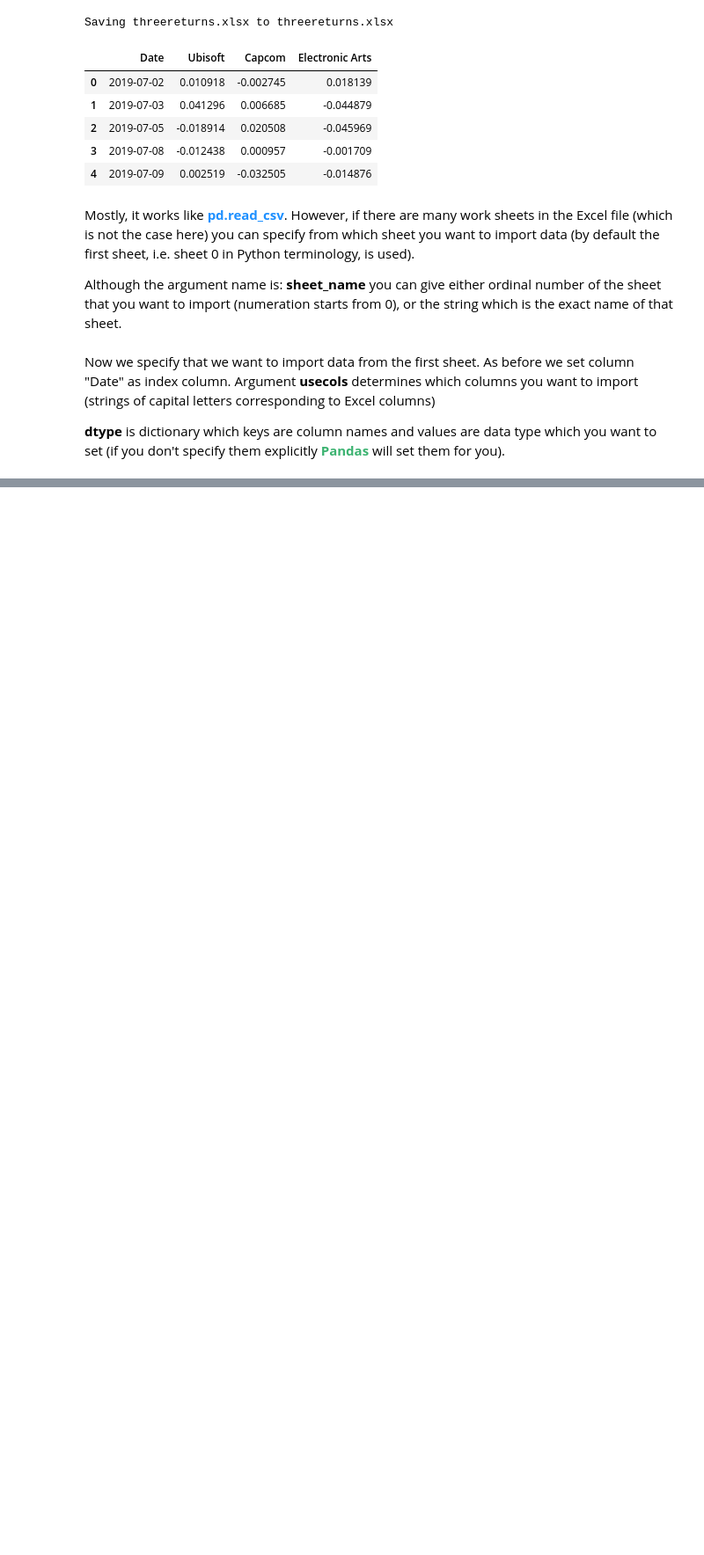
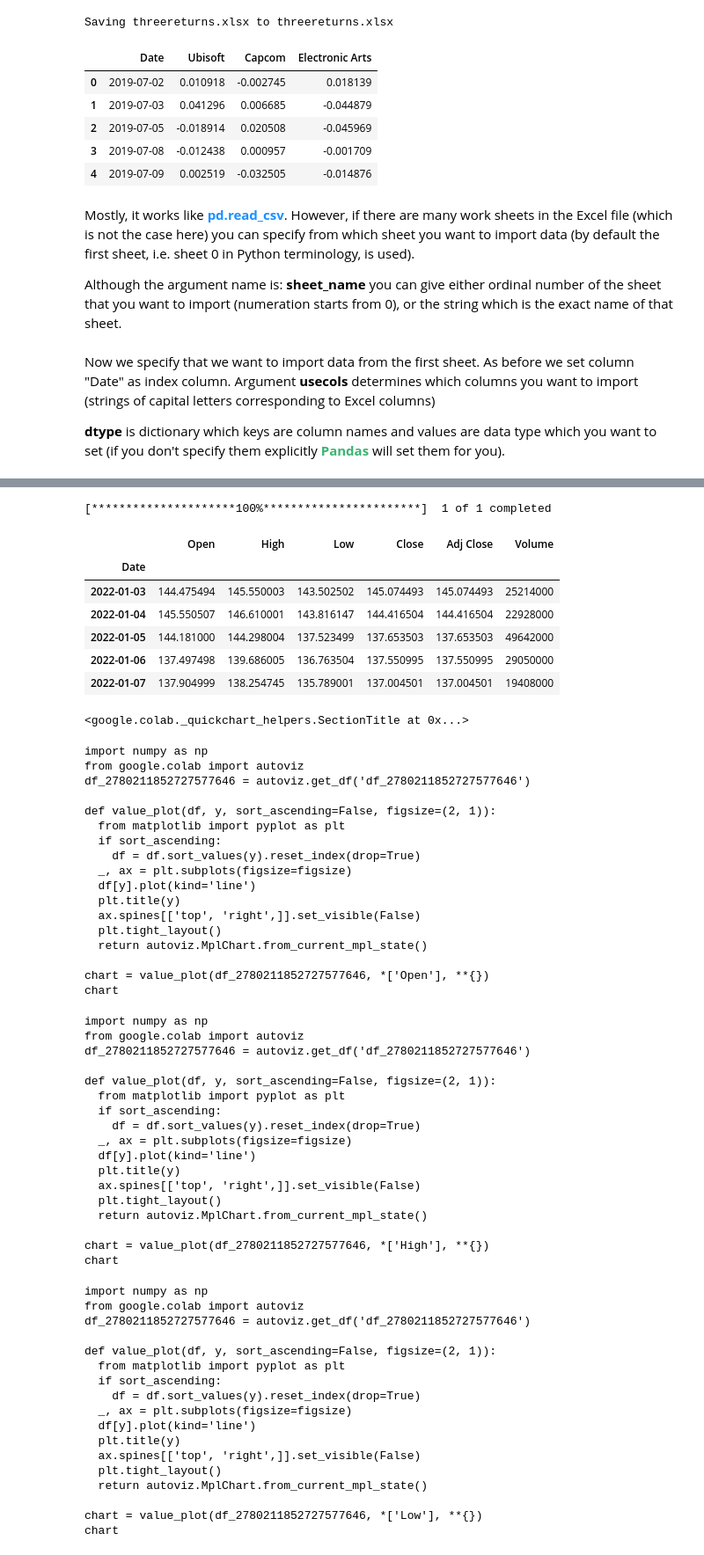
Before and after one commit to raketic-ognjen/Bootcamp_Lesson_8_Introduction-to-Pandas, a Jupyter notebook: bootcamp-lesson-8-introduction-to-pandas.ipynb, the cells around one changed output, grey strips where cells are left out. Shown at 88% size. Saved outputs shown, nothing was run; the diff lists cells and outputs as text; code cells hidden in the pictures; blank space fills up the shorter version.

```diff
--- a/bootcamp-lesson-8-introduction-to-pandas.ipynb
+++ b/bootcamp-lesson-8-introduction-to-pandas.ipynb
@@ -207,0 +246,64 @@ Now we specify that we want to import data from the first sheet. As before we se
+# %%
+goog=dr.get_data_yahoo('goog',start='2022-01-01',end='2022-05-01')
+goog.head()
+# %% [output]
+[*********************100%***********************]  1 of 1 completed
+|  | Open | High | Low | Close | Adj Close | Volume |
+| Date |  |  |  |  |  |  |
+| 2022-01-03 | 144.475494 | 145.550003 | 143.502502 | 145.074493 | 145.074493 | 25214000 |
+| 2022-01-04 | 145.550507 | 146.610001 | 143.816147 | 144.416504 | 144.416504 | 22928000 |
+| 2022-01-05 | 144.181000 | 144.298004 | 137.523499 | 137.653503 | 137.653503 | 49642000 |
+| 2022-01-06 | 137.497498 | 139.686005 | 136.763504 | 137.550995 | 137.550995 | 29050000 |
+| 2022-01-07 | 137.904999 | 138.254745 | 135.789001 | 137.004501 | 137.004501 | 19408000 |
+<google.colab._quickchart_helpers.SectionTitle at 0x...>
+import numpy as np
+from google.colab import autoviz
+df_2780211852727577646 = autoviz.get_df('df_2780211852727577646')
+
+def value_plot(df, y, sort_ascending=False, figsize=(2, 1)):
+  from matplotlib import pyplot as plt
+  if sort_ascending:
+    df = df.sort_values(y).reset_index(drop=True)
+  _, ax = plt.subplots(figsize=figsize)
+  df[y].plot(kind='line')
+  plt.title(y)
+  ax.spines[['top', 'right',]].set_visible(False)
+  plt.tight_layout()
+  return autoviz.MplChart.from_current_mpl_state()
+
+chart = value_plot(df_2780211852727577646, *['Open'], **{})
+chart
+import numpy as np
+from google.colab import autoviz
+df_2780211852727577646 = autoviz.get_df('df_2780211852727577646')
+
+def value_plot(df, y, sort_ascending=False, figsize=(2, 1)):
+  from matplotlib import pyplot as plt
+  if sort_ascending:
+    df = df.sort_values(y).reset_index(drop=True)
+  _, ax = plt.subplots(figsize=figsize)
+  df[y].plot(kind='line')
+  plt.title(y)
+  ax.spines[['top', 'right',]].set_visible(False)
+  plt.tight_layout()
+  return autoviz.MplChart.from_current_mpl_state()
+
+chart = value_plot(df_2780211852727577646, *['High'], **{})
+chart
+import numpy as np
+from google.colab import autoviz
+df_2780211852727577646 = autoviz.get_df('df_2780211852727577646')
+
+def value_plot(df, y, sort_ascending=False, figsize=(2, 1)):
+  from matplotlib import pyplot as plt
+  if sort_ascending:
+    df = df.sort_values(y).reset_index(drop=True)
+  _, ax = plt.subplots(figsize=figsize)
+  df[y].plot(kind='line')
+  plt.title(y)
+  ax.spines[['top', 'right',]].set_visible(False)
+  plt.tight_layout()
+  return autoviz.MplChart.from_current_mpl_state()
+
+chart = value_plot(df_2780211852727577646, *['Low'], **{})
+chart
```
Also changed, not shown: parts of 55 cells of this notebook.
